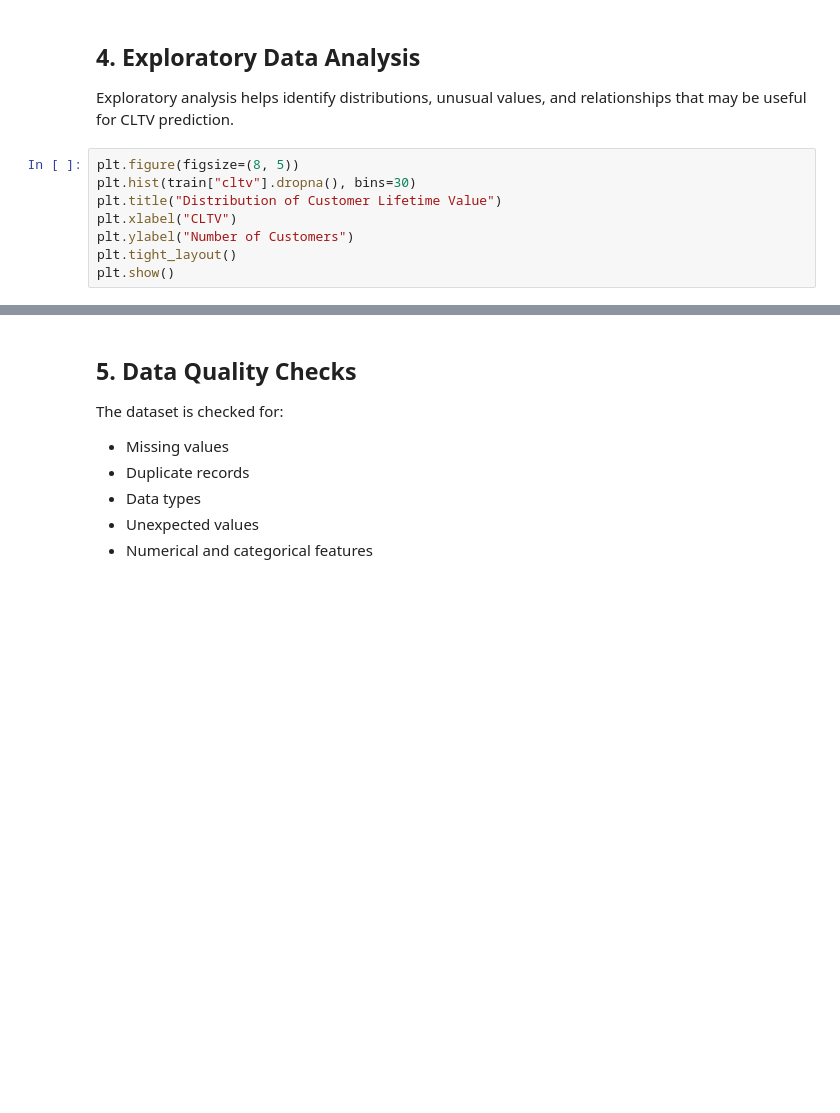
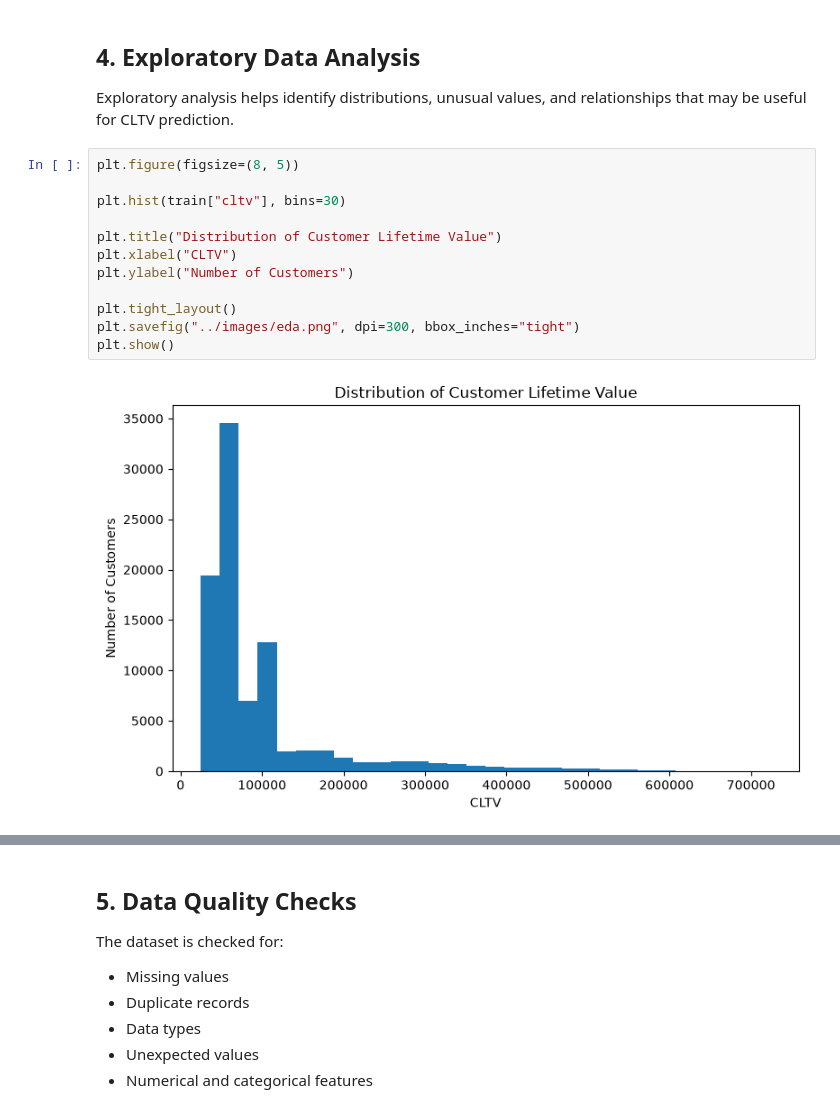
Before and after one commit to tamanna-dev01/cltv-prediction-hackathon, a Jupyter notebook: notebooks/CLTV_Prediction.ipynb, the cells around one changed output, grey strips where cells are left out. Drawn from its saved outputs; the diff is of its cells as text; blank space fills up the shorter version.

Commit message:
Add CLTV analysis report and update notebook

```diff
--- a/notebooks/CLTV_Prediction.ipynb
+++ b/notebooks/CLTV_Prediction.ipynb
@@ -136,9 +213,15 @@ display(test.isnull().sum().sort_values(ascending=False))
 Exploratory analysis helps identify distributions, unusual values, and relationships that may be useful for CLTV prediction.
 # %%
 plt.figure(figsize=(8, 5))
-plt.hist(train["cltv"].dropna(), bins=30)
+
+plt.hist(train["cltv"], bins=30)
+
 plt.title("Distribution of Customer Lifetime Value")
 plt.xlabel("CLTV")
 plt.ylabel("Number of Customers")
+
 plt.tight_layout()
+plt.savefig("../images/eda.png", dpi=300, bbox_inches="tight")
 plt.show()
+# %% [output]
+[figure, added]
```
Also changed, not shown: parts of 29 cells of this notebook, 1 other file.
